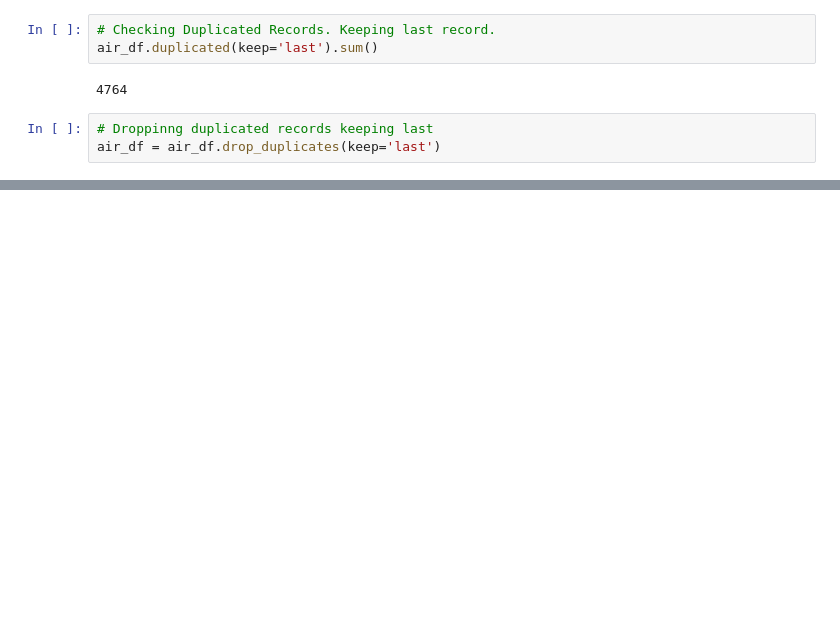
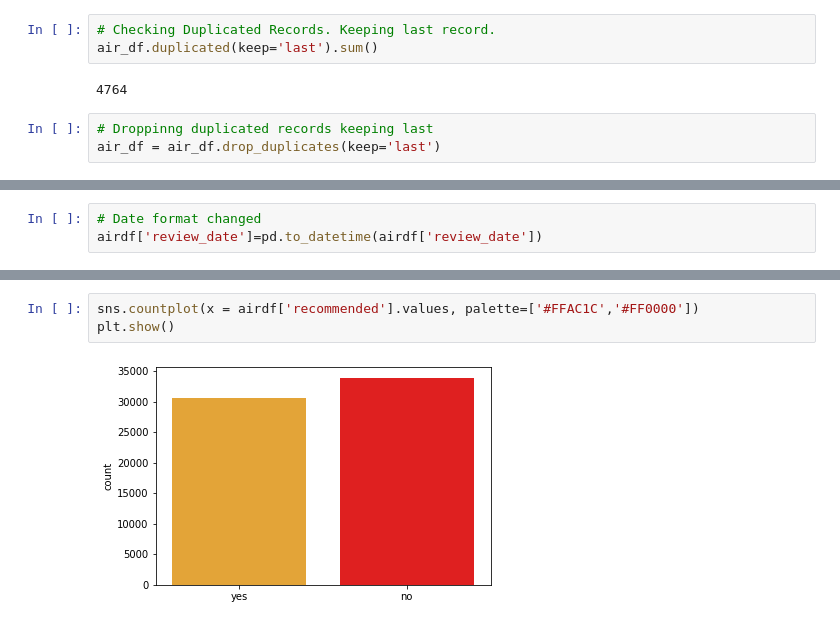
Before and after one commit to Saurabhf/Aireline_Referral, a Jupyter notebook: Airline_Reviews.ipynb, the cells around one changed output, grey strips where cells are left out. Cells and saved outputs as stored; diff of their text form; blank space fills up the shorter version.

```diff
--- a/Airline_Reviews.ipynb
+++ b/Airline_Reviews.ipynb
@@ -237,0 +255,3 @@ air_df.head(3)
+# %%
+# Date format changed
+airdf['review_date']=pd.to_datetime(airdf['review_date'])
@@ -237,0 +278,5 @@ air_df.head(3)
+# %%
+sns.countplot(x = airdf['recommended'].values, palette=['#FFAC1C','#FF0000'])
+plt.show()
+# %% [output]
+[figure, added]
```
Also changed, not shown: parts of 14 cells of this notebook.
